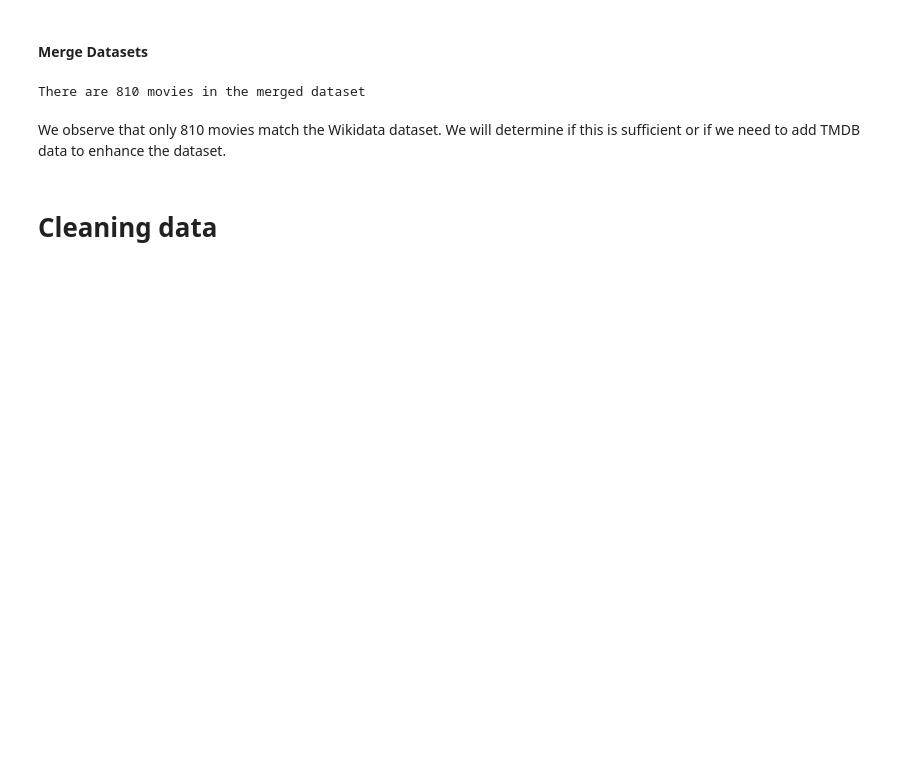
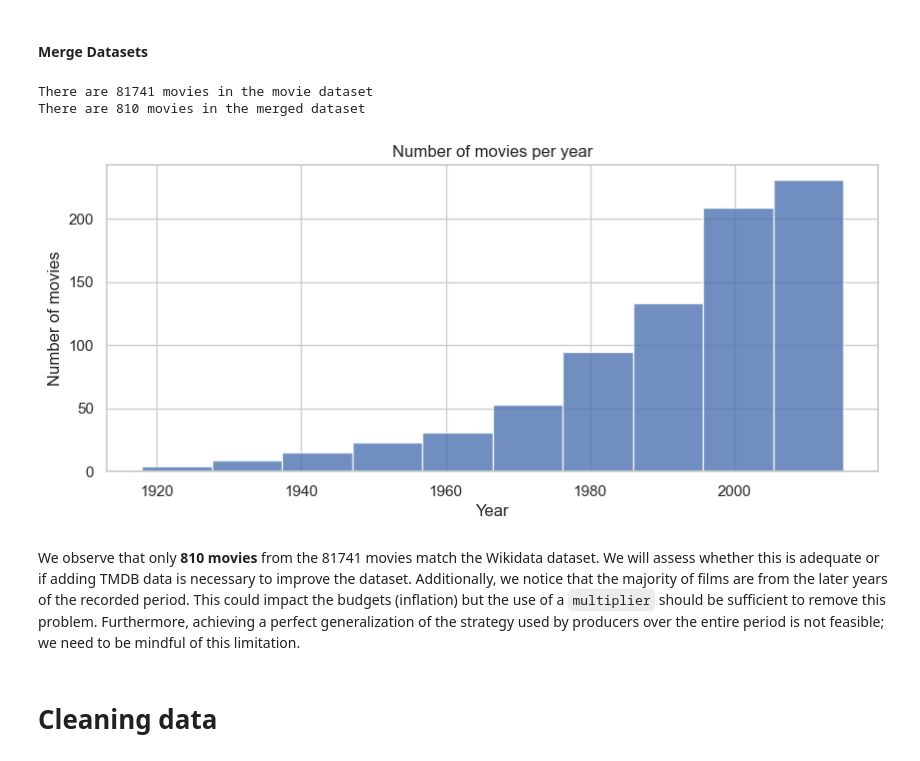
Before and after one commit to epfl-ada/ada-2023-project-thesuricates, a Jupyter notebook: milestone2.ipynb, the cells around one changed output. Drawn from its saved outputs; the diff is of its cells as text; code cells hidden in the pictures; blank space fills up the shorter version.

```diff
--- a/milestone2.ipynb
+++ b/milestone2.ipynb
@@ -58,16 +58,28 @@ df.to_csv(f'{PATH}/film_wiki_data_formatted.csv', index=False)
 # %%
 # Load the Wikidata CSV file
 wiki_data = pd.read_csv(f'{PATH}/film_wiki_data_formatted.csv')
 
 # Merge the Wikidata CSV file with the movie metadata CSV file
 merged_movie = pd.merge(wiki_data, movie, on='wikiPageID', how='inner')
 merged_movie.to_csv(f'{PATH}/merged_movie_data.csv', index=False)
 
+print('There are {} movies in the movie dataset'.format(len(movie)))
 print('There are {} movies in the merged dataset'.format(len(merged_movie)))
+
+
+#plot an histogram of the number of films per year
+fig, ax = plt.subplots(figsize=(10, 4))
+plt.hist(merged_movie['movieReleaseDate'].apply(convert_to_datetime), bins=10, alpha=0.8)
+plt.xlabel('Year')
+plt.ylabel('Number of movies')
+plt.title('Number of movies per year')
+plt.show()
 # %% [output]
+There are 81741 movies in the movie dataset
 There are 810 movies in the merged dataset
+[figure, added]
-# %% [markdown]
-We observe that only 810 movies match the Wikidata dataset. We will determine if this is sufficient or if we need to add TMDB data to enhance the dataset.
+# %% [markdown]
+We observe that only **810 movies** from the 81741 movies match the Wikidata dataset. We will assess whether this is adequate or if adding TMDB data is necessary to improve the dataset. Additionally, we notice that the majority of films are from the later years of the recorded period. This could impact the budgets (inflation) but the use of a `multiplier` should be sufficient to remove this problem. Furthermore, achieving a perfect generalization of the strategy used by producers over the entire period is not feasible; we need to be mindful of this limitation.
 # %% [markdown]
 # Cleaning data
 # %% [markdown]
```
Also changed, not shown: parts of 16 cells of this notebook, 1 other file.
